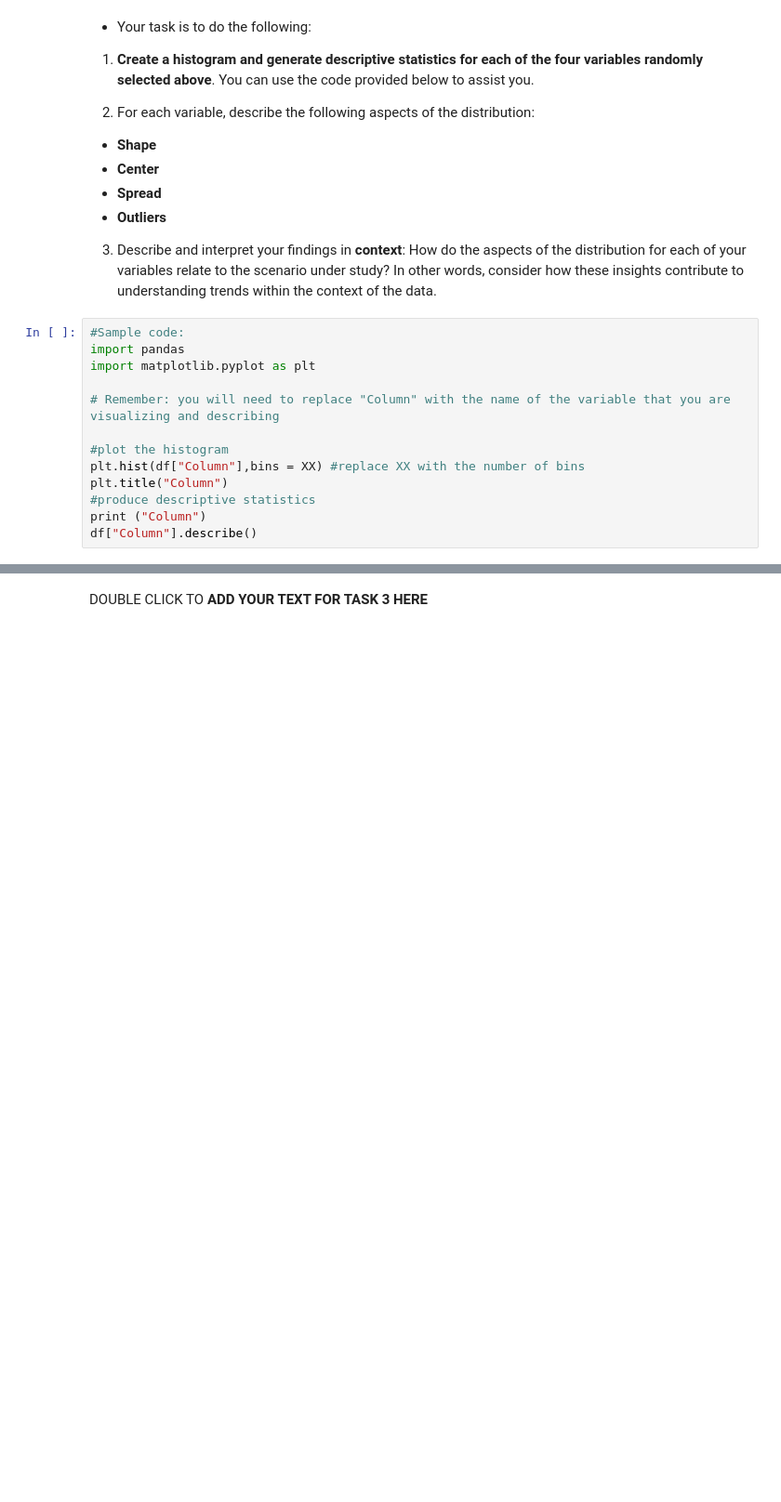
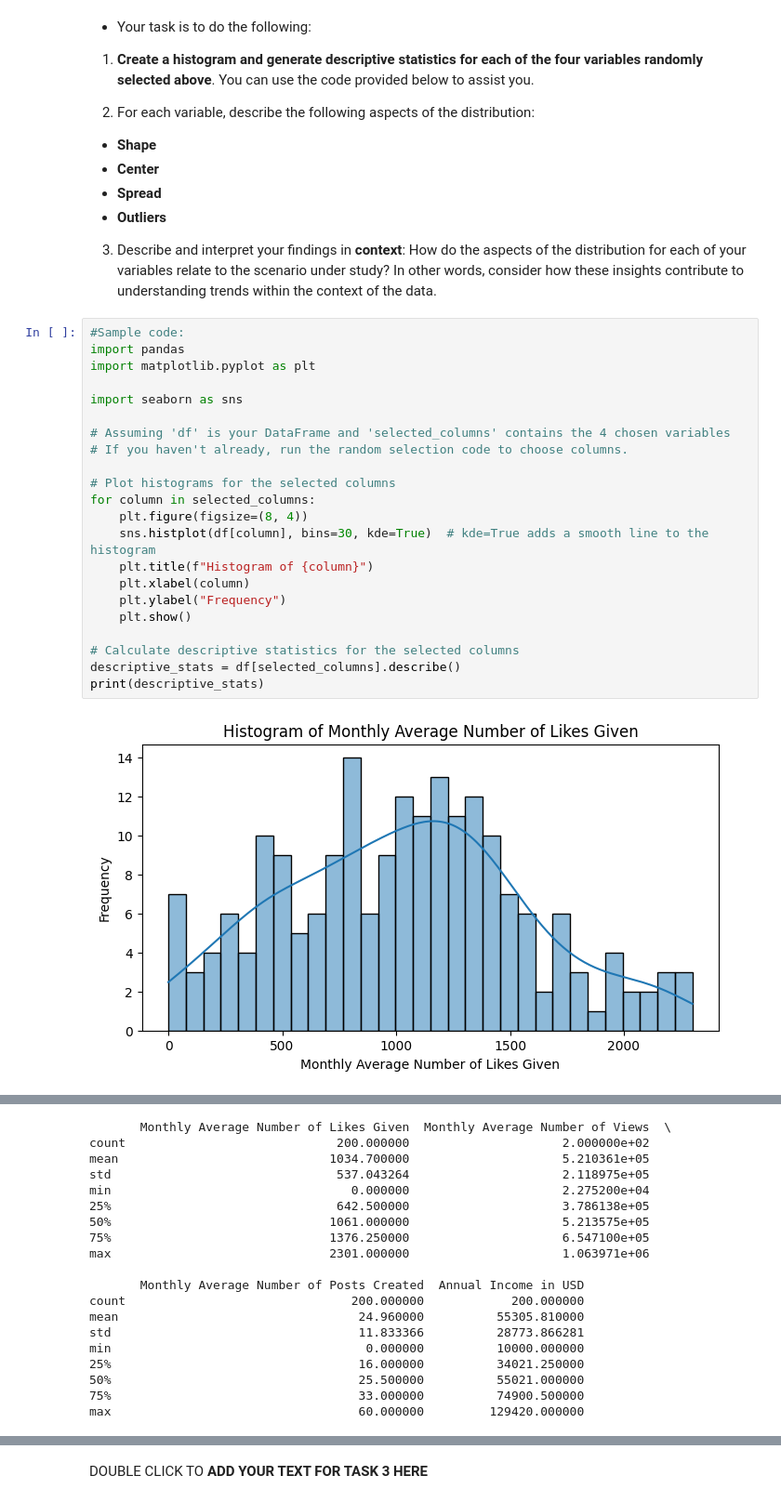
Before and after one commit to robertnesterodhiambo/robertnesterodhiambo-Data-analysis, a Jupyter notebook: python notebooks/influencers.ipynb, the cells around one changed output, grey strips where cells are left out. Shown: that part at 93% size. Drawn from its saved outputs; the diff is of its cells as text; blank space fills up the shorter version.

```diff
--- a/python notebooks/influencers.ipynb
+++ b/python notebooks/influencers.ipynb
@@ -133,13 +130,24 @@ You can use the code provided below to assist you.
 # %%
 #Sample code:
 import pandas
 import matplotlib.pyplot as plt
 
-# Remember: you will need to replace "Column" with the name of the variable that you are visualizing and describing
+import seaborn as sns
 
-#plot the histogram
-plt.hist(df["Column"],bins = XX) #replace XX with the number of bins
-plt.title("Column")
-#produce descriptive statistics
-print ("Column")
-df["Column"].describe()
+# Assuming 'df' is your DataFrame and 'selected_columns' contains the 4 chosen variables
+# If you haven't already, run the random selection code to choose columns.
+
+# Plot histograms for the selected columns
+for column in selected_columns:
+    plt.figure(figsize=(8, 4))
+    sns.histplot(df[column], bins=30, kde=True)  # kde=True adds a smooth line to the histogram
+    plt.title(f"Histogram of {column}")
+    plt.xlabel(column)
+    plt.ylabel("Frequency")
+    plt.show()
+
+# Calculate descriptive statistics for the selected columns
+descriptive_stats = df[selected_columns].describe()
+print(descriptive_stats)
+# %% [output]
+[figure, added]
@@ -146 +157,20 @@ df["Column"].describe()
+       Monthly Average Number of Likes Given  Monthly Average Number of Views  \
+count                             200.000000                     2.000000e+02
+mean                             1034.700000                     5.210361e+05
+std                               537.043264                     2.118975e+05
+min                                 0.000000                     2.275200e+04
+25%                               642.500000                     3.786138e+05
+50%                              1061.000000                     5.213575e+05
+75%                              1376.250000                     6.547100e+05
+max                              2301.000000                     1.063971e+06
+
+       Monthly Average Number of Posts Created  Annual Income in USD
+count                               200.000000            200.000000
+mean                                 24.960000          55305.810000
+std                                  11.833366          28773.866281
+min                                   0.000000          10000.000000
+25%                                  16.000000          34021.250000
+50%                                  25.500000          55021.000000
+75%                                  33.000000          74900.500000
+max                                  60.000000         129420.000000
 # %% [markdown]
```
Also changed, not shown: parts of 19 cells of this notebook, 1 other file.
